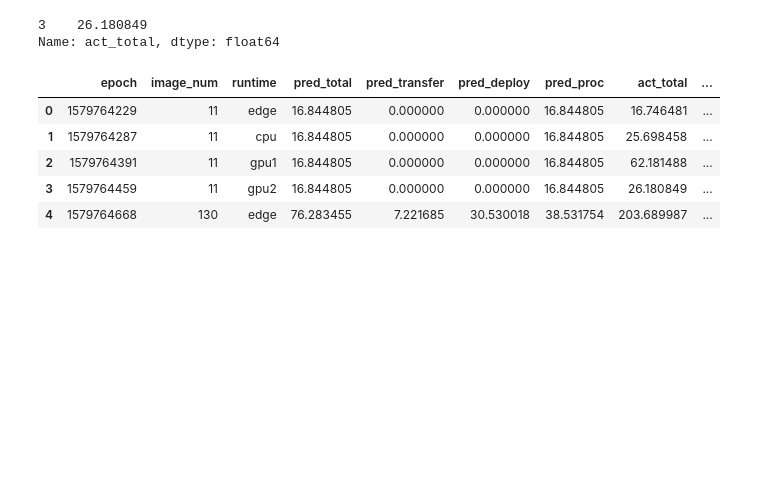
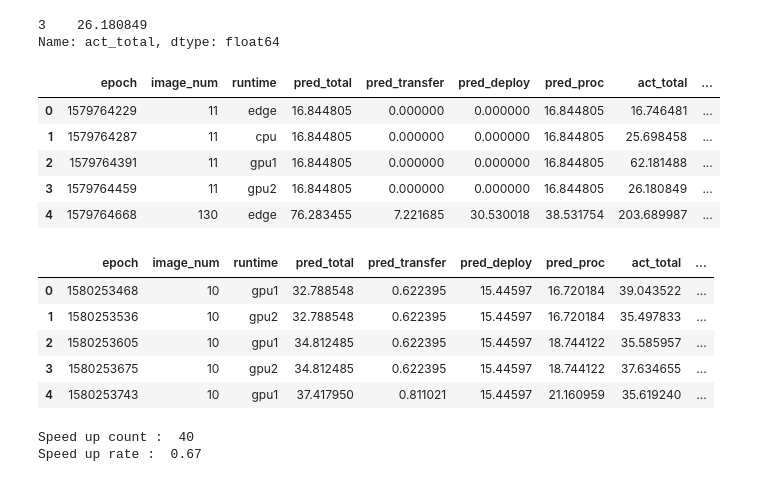
Before and after one commit to Heronalps/STOIC, a Jupyter notebook: jupyter/Scheduling Analysis.ipynb, the cells around one changed output. Cells and saved outputs as stored; diff of their text form; code cells hidden in the pictures; blank space fills up the shorter version.

```diff
--- a/jupyter/Scheduling Analysis.ipynb
+++ b/jupyter/Scheduling Analysis.ipynb
@@ -118,3 +118,26 @@ df_logtime4.head()
 | 2 | 1579764391 | 11 | gpu1 | 16.844805 | 0.000000 | 0.000000 | 16.844805 | 62.181488 | ... |
 | 3 | 1579764459 | 11 | gpu2 | 16.844805 | 0.000000 | 0.000000 | 16.844805 | 26.180849 | ... |
 | 4 | 1579764668 | 130 | edge | 76.283455 | 7.221685 | 30.530018 | 38.531754 | 203.689987 | ... |
+# %%
+df_gpu = pd.read_csv("./logTime_gpu.csv")
+# %%
+df_gpu.head()
+# %% [output]
+|  | epoch | image_num | runtime | pred_total | pred_transfer | pred_deploy | pred_proc | act_total | ... |
+| 0 | 1580253468 | 10 | gpu1 | 32.788548 | 0.622395 | 15.44597 | 16.720184 | 39.043522 | ... |
+| 1 | 1580253536 | 10 | gpu2 | 32.788548 | 0.622395 | 15.44597 | 16.720184 | 35.497833 | ... |
+| 2 | 1580253605 | 10 | gpu1 | 34.812485 | 0.622395 | 15.44597 | 18.744122 | 35.585957 | ... |
+| 3 | 1580253675 | 10 | gpu2 | 34.812485 | 0.622395 | 15.44597 | 18.744122 | 37.634655 | ... |
+| 4 | 1580253743 | 10 | gpu1 | 37.417950 | 0.811021 | 15.44597 | 21.160959 | 35.619240 | ... |
+# %%
+counter = 0
+for index in range(0, len(df_gpu), 2):
+    if df_gpu[index:index+1]["act_total"].item() > df_gpu[index+1:index+2]["act_total"].item():
+#         print (df_gpu[index:+index+1])
+#         print (df_gpu[index+1:+index+2])
+        counter += 1
+print ("Speed up count : ", counter)
+print ("Speed up rate : ", round(counter/(len(df_gpu)/2), 2))
+# %% [output]
+Speed up count :  40
+Speed up rate :  0.67
```
Also changed, not shown: parts of 1 cell of this notebook, 3 other files.
